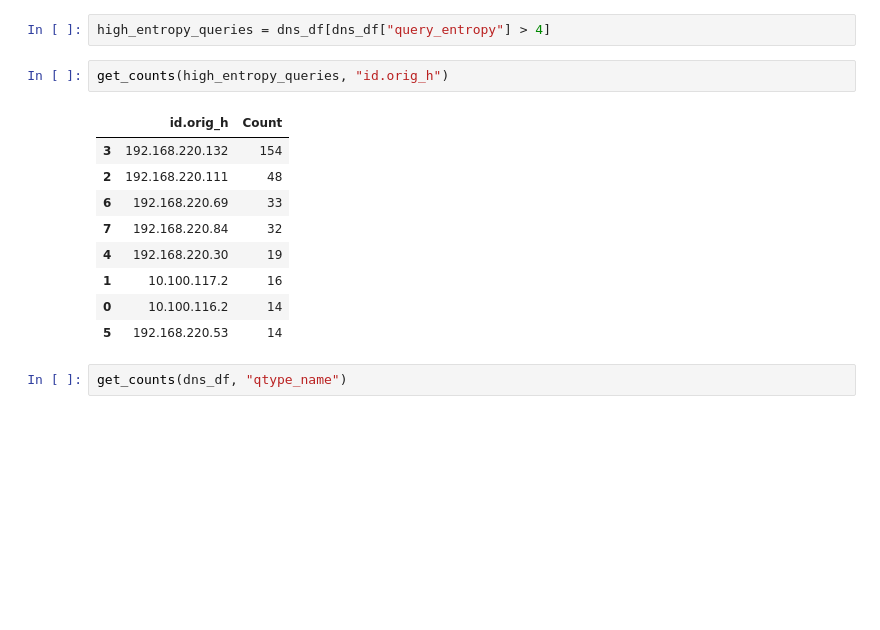
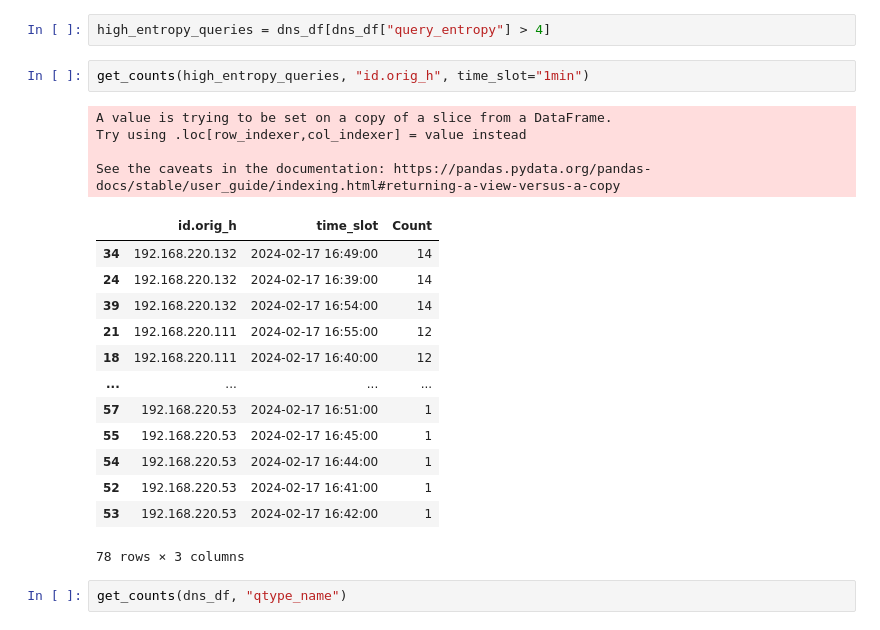
Before and after one commit to nriccardi/zeek_playground, a Jupyter notebook: sandbox.ipynb, the cells around one changed output. Drawn from its saved outputs; the diff is of its cells as text; blank space fills up the shorter version.

```diff
--- a/sandbox.ipynb
+++ b/sandbox.ipynb
@@ -441,17 +471,25 @@ hist(dns_df, "query_entropy")
 # %%
 high_entropy_queries = dns_df[dns_df["query_entropy"] > 4]
 # %%
-get_counts(high_entropy_queries, "id.orig_h")
+get_counts(high_entropy_queries, "id.orig_h", time_slot="1min")
 # %% [output]
+A value is trying to be set on a copy of a slice from a DataFrame.
+Try using .loc[row_indexer,col_indexer] = value instead
+
+See the caveats in the documentation: https://pandas.pydata.org/pandas-docs/stable/user_guide/indexing.html#returning-a-view-versus-a-copy
-|  | id.orig_h | Count |
-| 3 | 192.168.220.132 | 154 |
-| 2 | 192.168.220.111 | 48 |
-| 6 | 192.168.220.69 | 33 |
-| 7 | 192.168.220.84 | 32 |
-| 4 | 192.168.220.30 | 19 |
-| 1 | 10.100.117.2 | 16 |
-| 0 | 10.100.116.2 | 14 |
-| 5 | 192.168.220.53 | 14 |
+|  | id.orig_h | time_slot | Count |
+| 34 | 192.168.220.132 | 2024-02-17 16:49:00 | 14 |
+| 24 | 192.168.220.132 | 2024-02-17 16:39:00 | 14 |
+| 39 | 192.168.220.132 | 2024-02-17 16:54:00 | 14 |
+| 21 | 192.168.220.111 | 2024-02-17 16:55:00 | 12 |
+| 18 | 192.168.220.111 | 2024-02-17 16:40:00 | 12 |
+| ... | ... | ... | ... |
+| 57 | 192.168.220.53 | 2024-02-17 16:51:00 | 1 |
+| 55 | 192.168.220.53 | 2024-02-17 16:45:00 | 1 |
+| 54 | 192.168.220.53 | 2024-02-17 16:44:00 | 1 |
+| 52 | 192.168.220.53 | 2024-02-17 16:41:00 | 1 |
+| 53 | 192.168.220.53 | 2024-02-17 16:42:00 | 1 |
+78 rows × 3 columns
 # %%
 get_counts(dns_df, "qtype_name")
 # %% [output]
```
Also changed, not shown: parts of 18 cells of this notebook, 3 other files.
